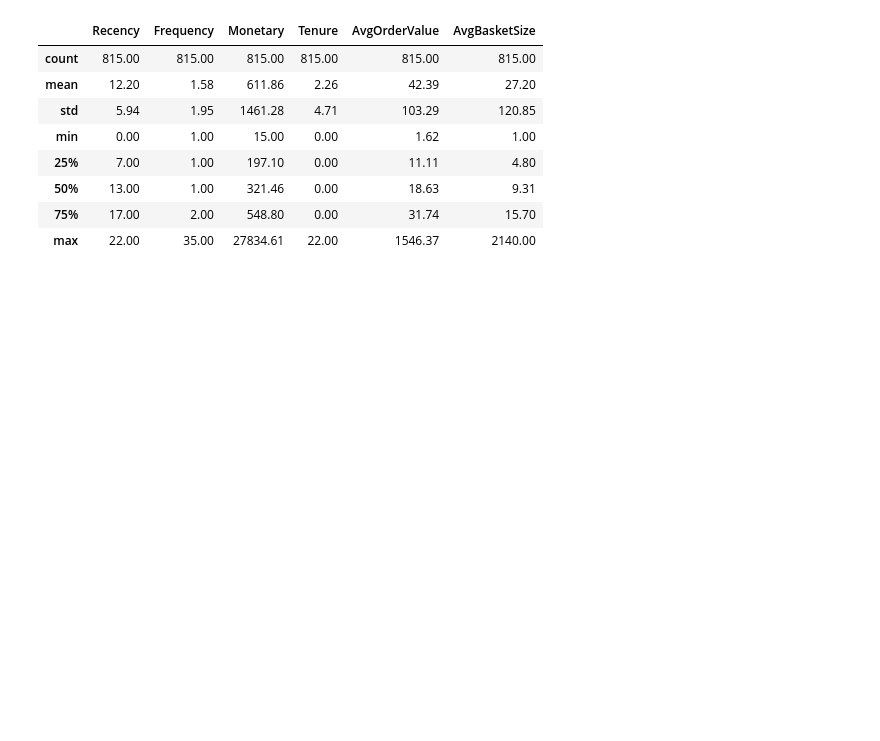
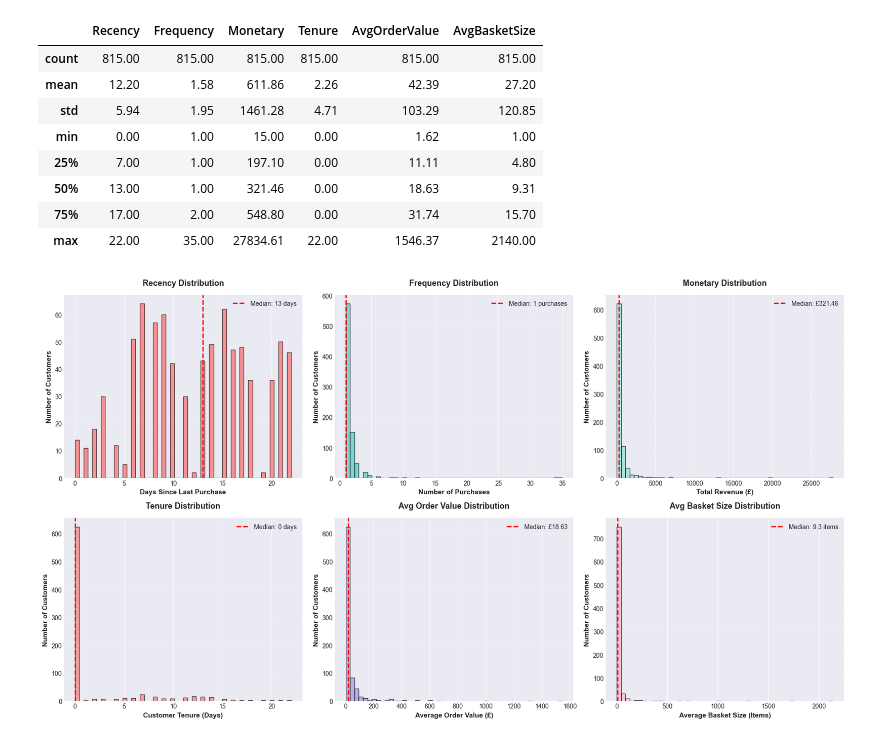
Before and after one commit to HarpinderC/ML-Business-Intelligence, a Jupyter notebook: customer-retention-analysis/notebooks/01_data_exploration.ipynb, the cells around one changed output. Saved outputs shown, nothing was run; the diff lists cells and outputs as text; code cells hidden in the pictures; blank space fills up the shorter version.

```diff
--- a/customer-retention-analysis/notebooks/01_data_exploration.ipynb
+++ b/customer-retention-analysis/notebooks/01_data_exploration.ipynb
@@ -1097,3 +1097,75 @@ RFM Summary Statistics:
 | 50% | 13.00 | 1.00 | 321.46 | 0.00 | 18.63 | 9.31 |
 | 75% | 17.00 | 2.00 | 548.80 | 0.00 | 31.74 | 15.70 |
 | max | 22.00 | 35.00 | 27834.61 | 22.00 | 1546.37 | 2140.00 |
+# %%
+# ┌────────────────────────────────────────────────────────────┐
+# │ RFM Distribution Visualizations                           │
+# └────────────────────────────────────────────────────────────┘
+
+fig, axes = plt.subplots(2, 3, figsize=(18, 10))
+
+# Recency
+axes[0, 0].hist(rfm['Recency'], bins=50, color='#FF6B6B', alpha=0.7, edgecolor='black')
+axes[0, 0].set_xlabel('Days Since Last Purchase', fontsize=11, fontweight='bold')
+axes[0, 0].set_ylabel('Number of Customers', fontsize=11, fontweight='bold')
+axes[0, 0].set_title('Recency Distribution', fontsize=13, fontweight='bold', pad=15)
+axes[0, 0].grid(axis='y', alpha=0.3)
+axes[0, 0].axvline(rfm['Recency'].median(), color='red', linestyle='--', linewidth=2,
+                   label=f"Median: {rfm['Recency'].median():.0f} days")
+axes[0, 0].legend()
+
+# Frequency
+axes[0, 1].hist(rfm['Frequency'], bins=50, color='#4ECDC4', alpha=0.7, edgecolor='black')
+axes[0, 1].set_xlabel('Number of Purchases', fontsize=11, fontweight='bold')
+axes[0, 1].set_ylabel('Number of Customers', fontsize=11, fontweight='bold')
+axes[0, 1].set_title('Frequency Distribution', fontsize=13, fontweight='bold', pad=15)
+axes[0, 1].grid(axis='y', alpha=0.3)
+axes[0, 1].axvline(rfm['Frequency'].median(), color='red', linestyle='--', linewidth=2,
+                   label=f"Median: {rfm['Frequency'].median():.0f} purchases")
+axes[0, 1].legend()
+
+# Monetary
+axes[0, 2].hist(rfm['Monetary'], bins=50, color='#95E1D3', alpha=0.7, edgecolor='black')
+axes[0, 2].set_xlabel('Total Revenue (£)', fontsize=11, fontweight='bold')
+axes[0, 2].set_ylabel('Number of Customers', fontsize=11, fontweight='bold')
+axes[0, 2].set_title('Monetary Distribution', fontsize=13, fontweight='bold', pad=15)
+axes[0, 2].grid(axis='y', alpha=0.3)
+axes[0, 2].axvline(rfm['Monetary'].median(), color='red', linestyle='--', linewidth=2,
+                   label=f"Median: £{rfm['Monetary'].median():.2f}")
+axes[0, 2].legend()
+
+# Tenure
+axes[1, 0].hist(rfm['Tenure'], bins=50, color='#F38181', alpha=0.7, edgecolor='black')
+axes[1, 0].set_xlabel('Customer Tenure (Days)', fontsize=11, fontweight='bold')
+axes[1, 0].set_ylabel('Number of Customers', fontsize=11, fontweight='bold')
+axes[1, 0].set_title('Tenure Distribution', fontsize=13, fontweight='bold', pad=15)
+axes[1, 0].grid(axis='y', alpha=0.3)
+axes[1, 0].axvline(rfm['Tenure'].median(), color='red', linestyle='--', linewidth=2,
+                   label=f"Median: {rfm['Tenure'].median():.0f} days")
+axes[1, 0].legend()
+
+# Average Order Value
+axes[1, 1].hist(rfm['AvgOrderValue'], bins=50, color='#AA96DA', alpha=0.7, edgecolor='black')
+axes[1, 1].set_xlabel('Average Order Value (£)', fontsize=11, fontweight='bold')
+axes[1, 1].set_ylabel('Number of Customers', fontsize=11, fontweight='bold')
+axes[1, 1].set_title('Avg Order Value Distribution', fontsize=13, fontweight='bold', pad=15)
+axes[1, 1].grid(axis='y', alpha=0.3)
+axes[1, 1].axvline(rfm['AvgOrderValue'].median(), color='red', linestyle='--', linewidth=2,
+                   label=f"Median: £{rfm['AvgOrderValue'].median():.2f}")
+axes[1, 1].legend()
+
+# Average Basket Size
+axes[1, 2].hist(rfm['AvgBasketSize'], bins=50, color='#FCBAD3', alpha=0.7, edgecolor='black')
+axes[1, 2].set_xlabel('Average Basket Size (Items)', fontsize=11, fontweight='bold')
+axes[1, 2].set_ylabel('Number of Customers', fontsize=11, fontweight='bold')
+axes[1, 2].set_title('Avg Basket Size Distribution', fontsize=13, fontweight='bold', pad=15)
+axes[1, 2].grid(axis='y', alpha=0.3)
+axes[1, 2].axvline(rfm['AvgBasketSize'].median(), color='red', linestyle='--', linewidth=2,
+                   label=f"Median: {rfm['AvgBasketSize'].median():.1f} items")
+axes[1, 2].legend()
+
+plt.tight_layout()
+plt.savefig(DIR_FIGURES / '11_rfm_distributions.png', dpi=300, bbox_inches='tight')
+plt.show()
+# %% [output]
+[figure, added]
```
Also changed, not shown: parts of 6 cells of this notebook, 2 other files.
